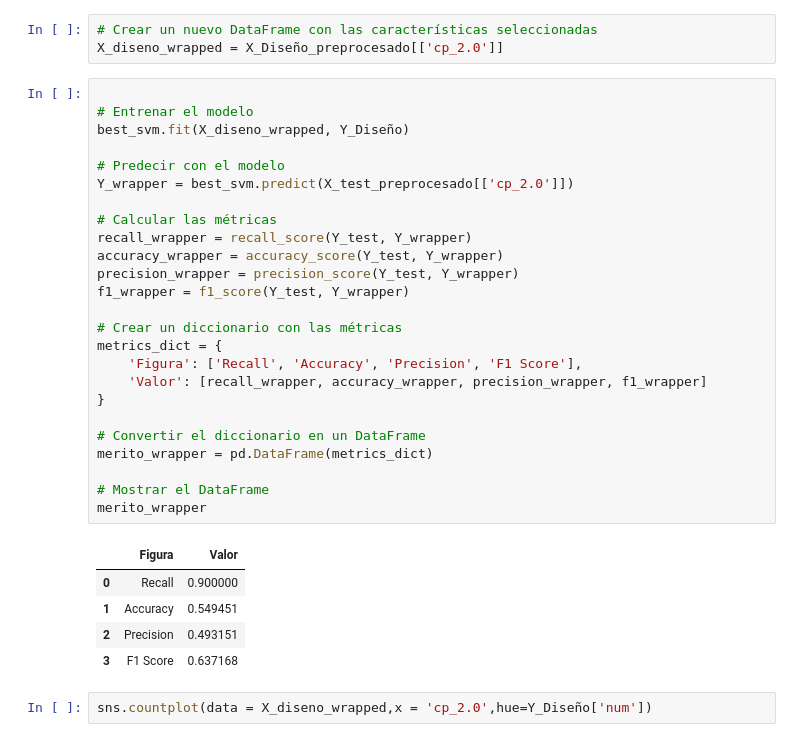
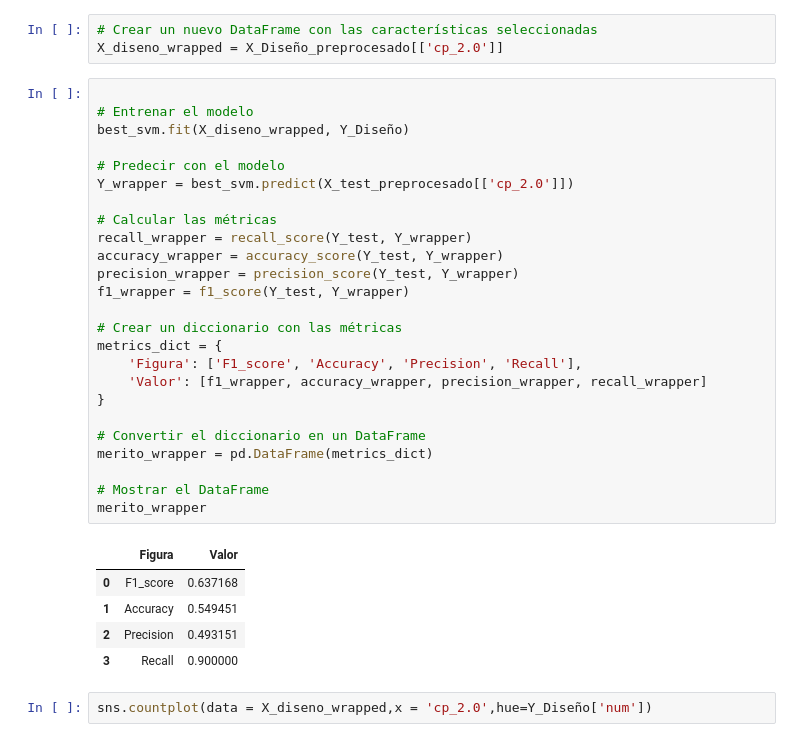
Before and after one commit to alvaar04/Tarea2ML, a Jupyter notebook: G08.ipynb, the cells around one changed output. Cells and saved outputs as stored; diff of their text form.

```diff
--- a/G08.ipynb
+++ b/G08.ipynb
@@ -636,34 +638,34 @@ X_diseno_wrapped = X_Diseño_preprocesado[['cp_2.0']]
 # %%
 
 # Entrenar el modelo
 best_svm.fit(X_diseno_wrapped, Y_Diseño)
 
 # Predecir con el modelo
 Y_wrapper = best_svm.predict(X_test_preprocesado[['cp_2.0']])
 
 # Calcular las métricas
 recall_wrapper = recall_score(Y_test, Y_wrapper)
 accuracy_wrapper = accuracy_score(Y_test, Y_wrapper)
 precision_wrapper = precision_score(Y_test, Y_wrapper)
 f1_wrapper = f1_score(Y_test, Y_wrapper)
 
 # Crear un diccionario con las métricas
 metrics_dict = {
-    'Figura': ['Recall', 'Accuracy', 'Precision', 'F1 Score'],
-    'Valor': [recall_wrapper, accuracy_wrapper, precision_wrapper, f1_wrapper]
+    'Figura': ['F1_score', 'Accuracy', 'Precision', 'Recall'],
+    'Valor': [f1_wrapper, accuracy_wrapper, precision_wrapper, recall_wrapper]
 }
 
 # Convertir el diccionario en un DataFrame
 merito_wrapper = pd.DataFrame(metrics_dict)
 
 # Mostrar el DataFrame
 merito_wrapper
 # %% [output]
 |  | Figura | Valor |
-| 0 | Recall | 0.900000 |
+| 0 | F1_score | 0.637168 |
 | 1 | Accuracy | 0.549451 |
 | 2 | Precision | 0.493151 |
-| 3 | F1 Score | 0.637168 |
+| 3 | Recall | 0.900000 |
 # %%
 sns.countplot(data = X_diseno_wrapped,x = 'cp_2.0',hue=Y_Diseño['num'])
 # %% [output]
```
Also changed, not shown: parts of 2 cells of this notebook.
